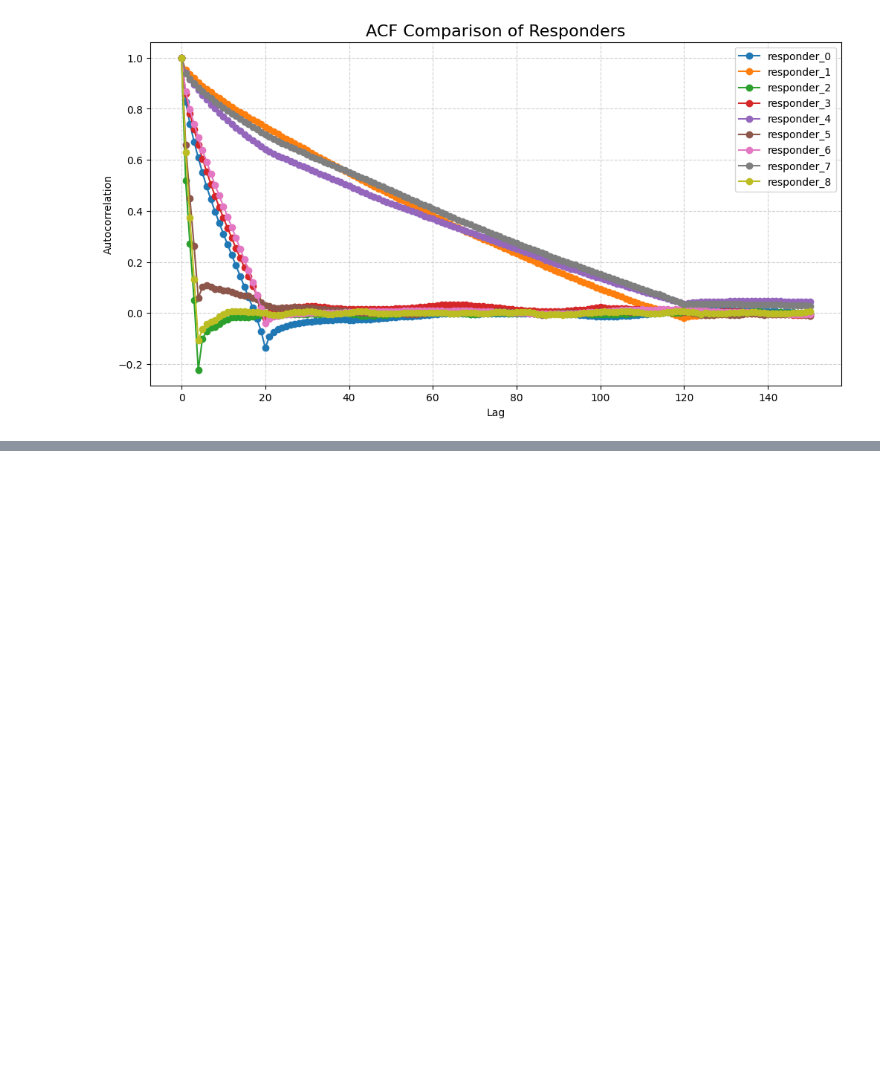
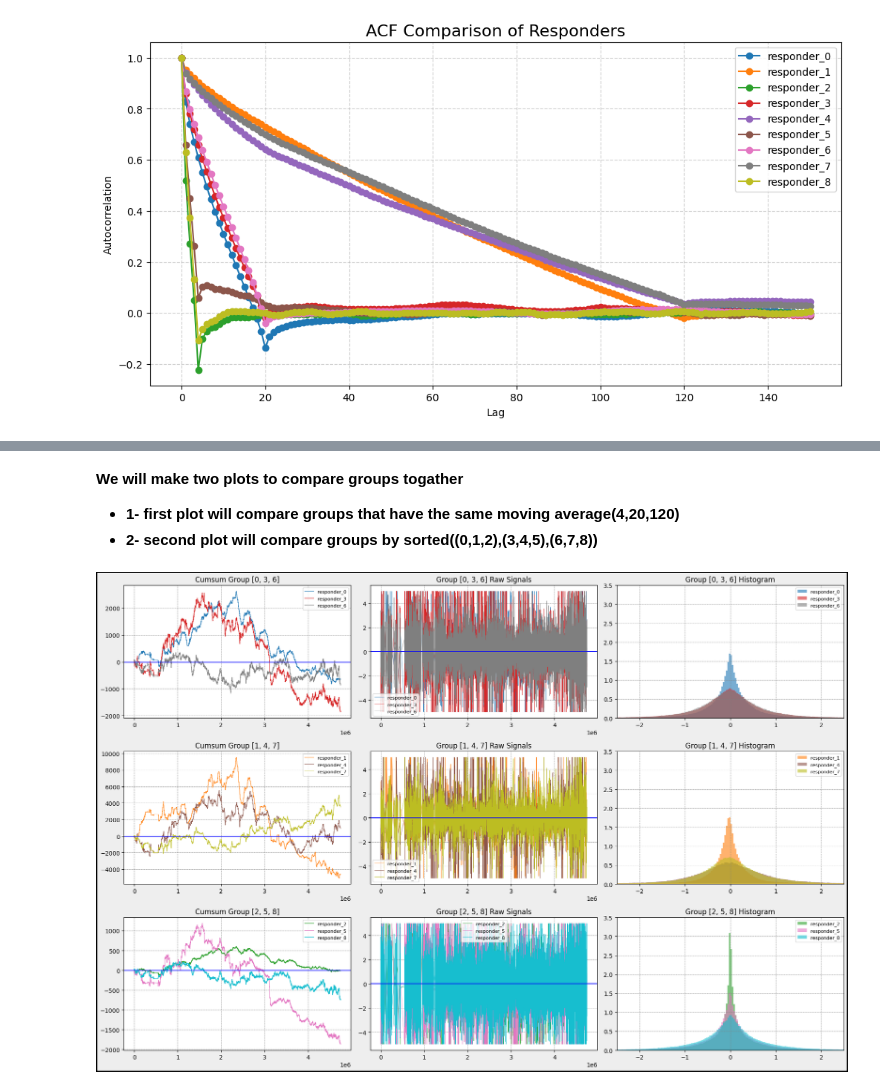
Before and after one commit to MohamedZakariaaFouda/Jane_Street_Competition, a Jupyter notebook: notebooks/end-to-end-data-science-life-cycle.ipynb, the cells around one changed output, grey strips where cells are left out. Drawn from its saved outputs; the diff is of its cells as text; code cells hidden in the pictures; blank space fills up the shorter version.

```diff
--- a/notebooks/end-to-end-data-science-life-cycle.ipynb
+++ b/notebooks/end-to-end-data-science-life-cycle.ipynb
@@ -540,0 +588,53 @@ plt.show()
+# %% [markdown]
+**We will make two plots to compare groups togather**
+* **1- first plot will compare groups that have the same moving average(4,20,120)**
+* **2- second plot will compare groups by sorted((0,1,2),(3,4,5),(6,7,8))**
+# %%
+groups = [[0,3,6], [1,4,7], [2,5,8]]
+
+# Assign a unique color per responder
+colors = cm.get_cmap("tab10", len(resp_cols))
+
+xx = train_df[train_df.symbol_id == chosen_symbol]['id']
+
+fig, axs = plt.subplots(len(groups), 3, figsize=(18, 4*len(groups)))
+
+for row, group in enumerate(groups):
+    for j in group:
+        yy = train_df[train_df.symbol_id == chosen_symbol][f'responder_{j}']
+        c = colors(j % 10)   # pick color from colormap
+
+        # Left plot (cumsum)
+        ax1 = axs[row, 0]
+        ax1.plot(xx, yy.cumsum(), color=c, linewidth=0.8, label=f"responder_{j}")
+        ax1.axhline(0, color='blue', linestyle='-', linewidth=0.9)
+        ax1.grid(color="grey", linestyle="--", linewidth=0.5)
+        ax1.set_title(f"Cumsum Group {group}", fontsize=12)
+
+        # Middle plot (raw signal)
+        ax2 = axs[row, 1]
+        ax2.plot(xx, yy, color=c, linewidth=0.5, label=f"responder_{j}")
+        ax2.axhline(0, color='blue', linestyle='-', linewidth=1.2)
+        ax2.grid(color="grey", linestyle="--", linewidth=0.5)
+        ax2.set_title(f"Group {group} Raw Signals", fontsize=12)
+
+        # Right plot (histogram)
+        ax3 = axs[row, 2]
+        b = 300
+        ax3.hist(yy, bins=b, color=c, alpha=0.6, density=True, histtype="stepfilled", label=f"responder_{j}")
+        ax3.grid(color="grey", linestyle="--", linewidth=0.5)
+        ax3.set_ylim([0, 3.5])
+        ax3.set_xlim([-2.5, 2.5])
+        ax3.set_title(f"Group {group} Histogram", fontsize=12)
+
+    # add legend for each row
+    for ax in axs[row, :]:
+        ax.legend(fontsize=8)
+
+fig.patch.set_linewidth(3)
+fig.patch.set_edgecolor('#000000')
+fig.patch.set_facecolor('#eeeeee')
+plt.tight_layout()
+plt.show()
+# %% [output]
+[figure, added]
```
Also changed, not shown: parts of 14 cells of this notebook.
